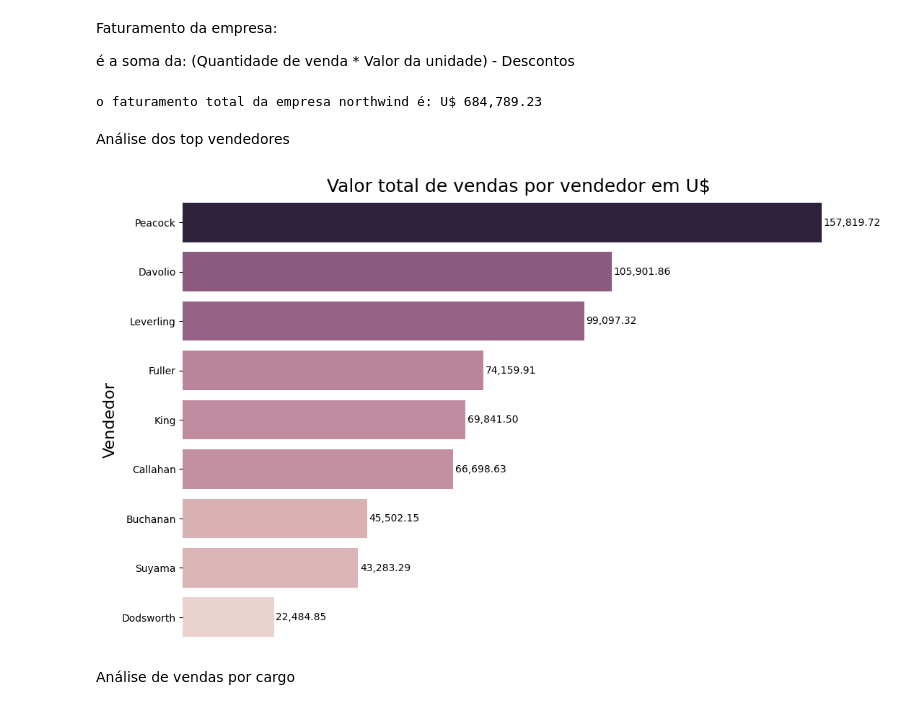
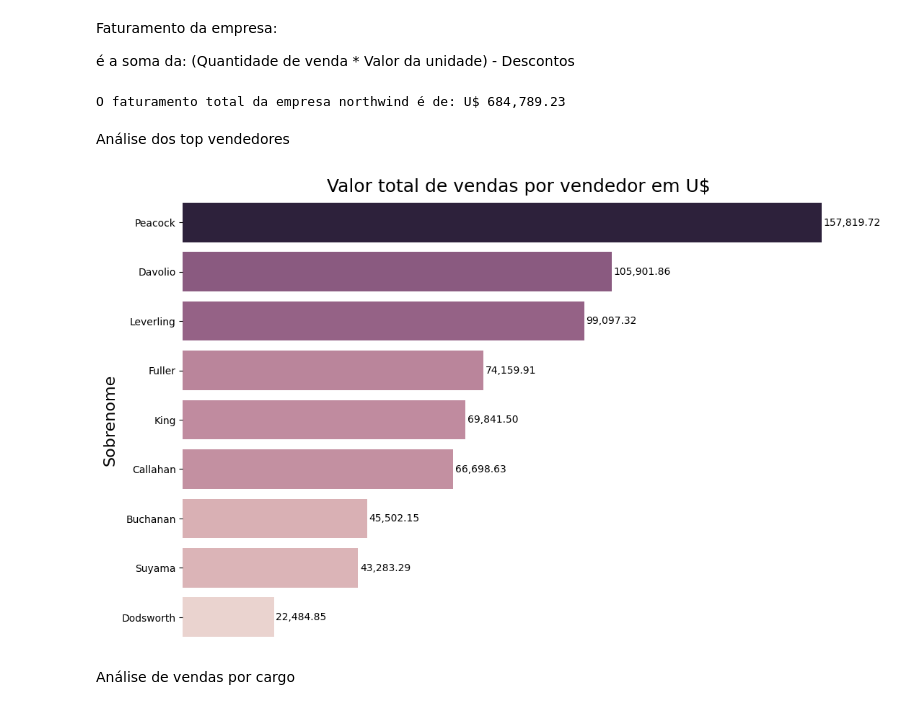
Before and after one commit to goncalvesmarcio/projeto-BI-northwind-traders, a Jupyter notebook: projeto analise northwind.ipynb, the cells around one changed output. Cells and saved outputs as stored; diff of their text form; code cells hidden in the pictures.

```diff
--- a/projeto analise northwind.ipynb
+++ b/projeto analise northwind.ipynb
@@ -293,32 +292,31 @@ Faturamento da empresa:
 # %%
 new_df['Income'] = (new_df['Quantity'] * new_df['UnitPrice']) - new_df['Discount']
 faturamento_total = sum(new_df['Income'])
-print("o faturamento total da empresa northwind é: U$ {:,.2f}".format(faturamento_total))
+print("O faturamento total da empresa northwind é de: U$ {:,.2f}".format(faturamento_total))
 # %% [output]
-o faturamento total da empresa northwind é: U$ 684,789.23
+O faturamento total da empresa northwind é de: U$ 684,789.23
 # %% [markdown]
 Análise dos top vendedores
 # %%
 top_vendedores = new_df.groupby('LastName')['Income'].sum()
 top_vendedores = top_vendedores.sort_values(ascending=False)
 top_vendedores = top_vendedores.reset_index()
 top_vendedores = top_vendedores.rename(columns={'Income': 'TotalSales'})
 
 plt.figure(figsize=(12, 8))
 ax = sns.barplot(x='TotalSales', y='LastName', data=top_vendedores[:11], hue='TotalSales', saturation=0.8, legend=False)
 plt.title('Valor total de vendas por vendedor em U$', fontsize=18)
-plt.xlabel('Total de Vendas em U$', fontsize=14)
-plt.ylabel('Vendedor', fontsize=16)
+plt.ylabel('Sobrenome', fontsize=16)
 ax.get_xaxis().set_visible(False)
 ax.spines['top'].set_visible(False)
 ax.spines['right'].set_visible(False)
 ax.spines['left'].set_visible(False)
 ax.spines['bottom'].set_visible(False)
 for container in ax.containers:
         ax.bar_label(container, fmt='{:,.2f}', padding=2)
 plt.show()
 # %% [output]
-[figure, old version]
+[figure, new version]
 # %% [markdown]
 Análise de vendas por cargo
 # %%
```
Also changed, not shown: parts of 4 cells of this notebook, 1 other file.
